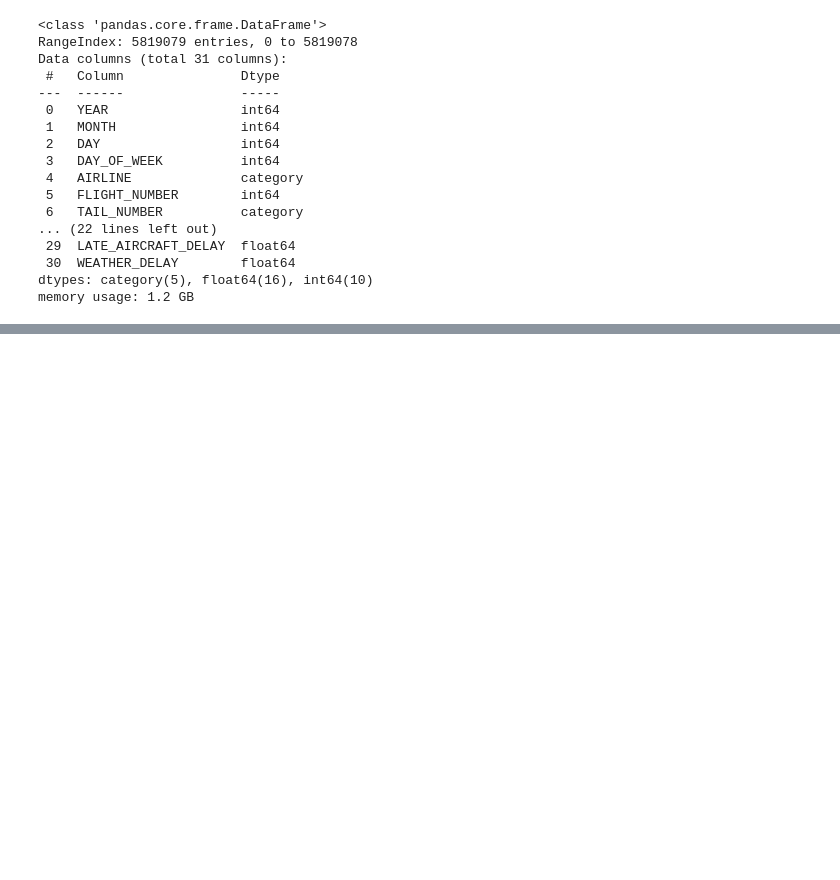
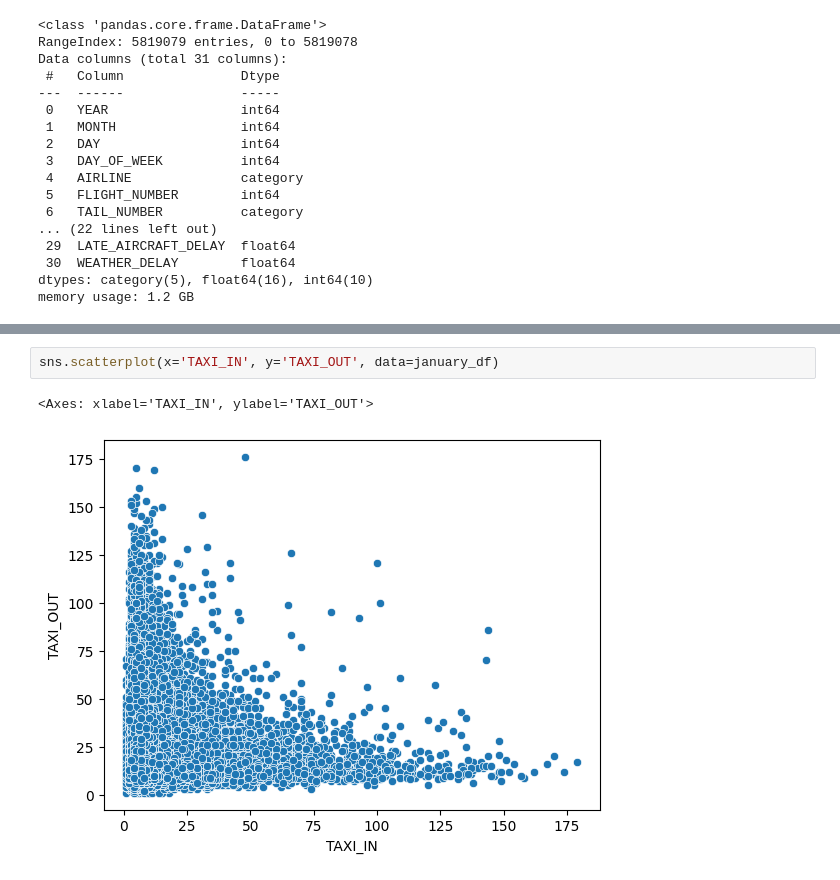
Before and after one commit to anonymo2239/Flight-Delay-Cancellation-Dataset, a Jupyter notebook: src/EDA_flights.ipynb, the cells around one changed output, grey strips where cells are left out. Saved outputs shown, nothing was run; the diff lists cells and outputs as text; blank space fills up the shorter version.

```diff
--- a/src/EDA_flights.ipynb
+++ b/src/EDA_flights.ipynb
@@ -233,0 +212,5 @@ memory usage: 866.7 MB
+# %%
+sns.scatterplot(x='TAXI_IN', y='TAXI_OUT', data=january_df)
+# %% [output]
+<Axes: xlabel='TAXI_IN', ylabel='TAXI_OUT'>
+[figure, added]
```
Also changed, not shown: parts of 18 cells of this notebook, 1 other file.
